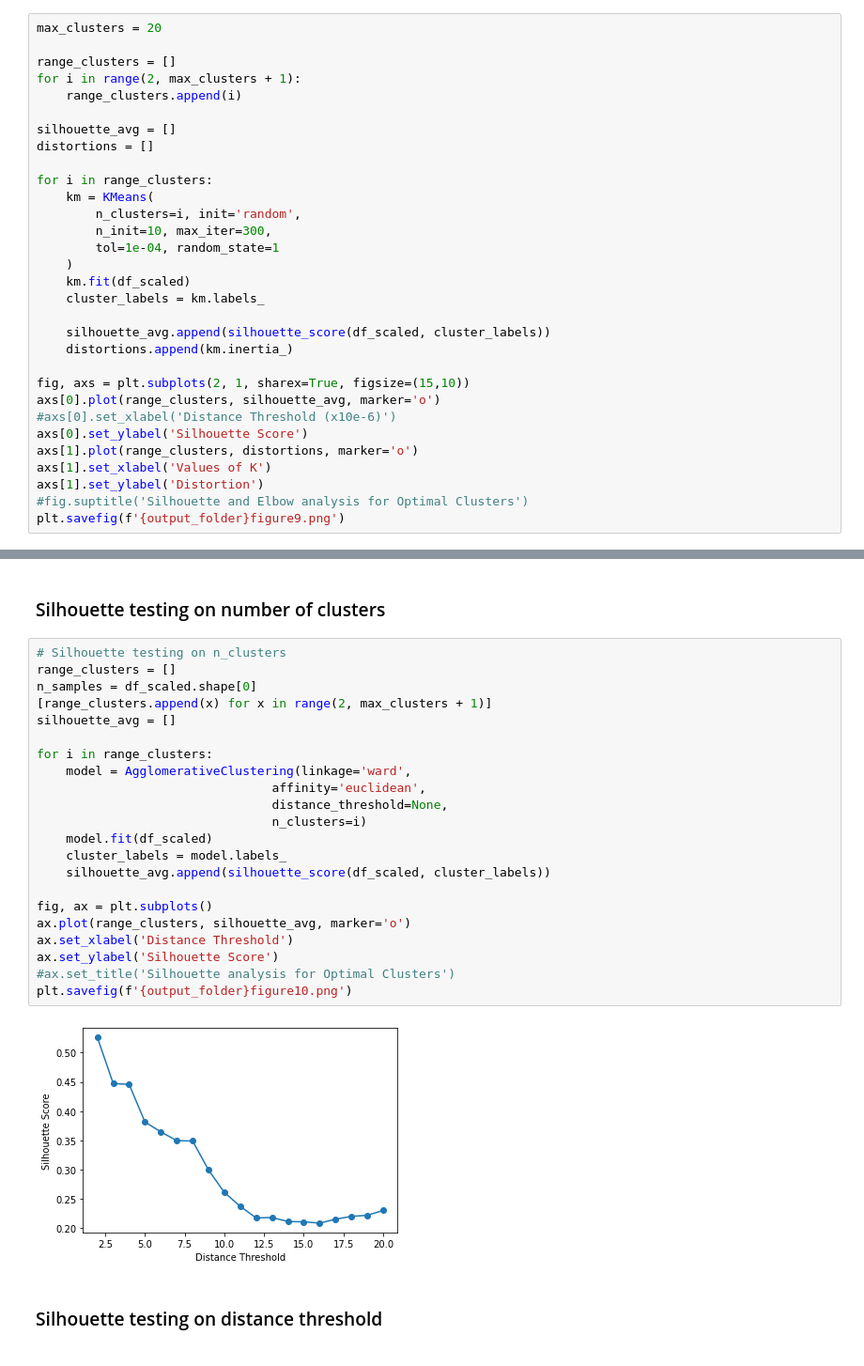
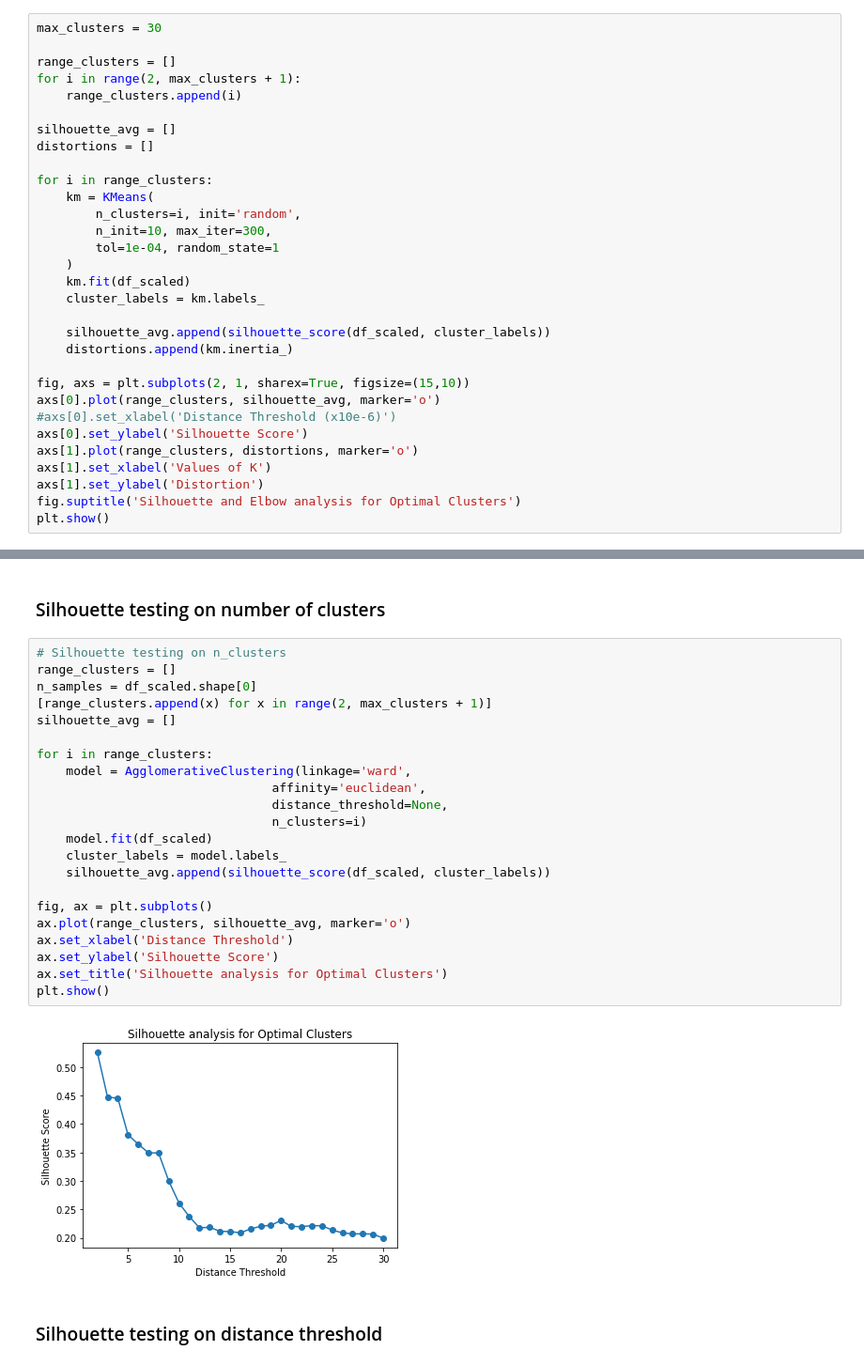
Before and after one commit to sskett/cosc301, a Jupyter notebook: clustering.ipynb, the cells around one changed output, grey strips where cells are left out. Shown at 94% size. Cells and saved outputs as stored; diff of their text form.

```diff
--- a/clustering.ipynb
+++ b/clustering.ipynb
@@ -87,7 +78,7 @@ a_axis = r'$A_{group}$ ($yd^2$)'
 # %% [markdown]
 ## K-Means
 # %%
-max_clusters = 20
+max_clusters = 30
 
 range_clusters = []
 for i in range(2, max_clusters + 1):
@@ -115,6 +106,6 @@ axs[0].set_ylabel('Silhouette Score')
 axs[1].plot(range_clusters, distortions, marker='o')
 axs[1].set_xlabel('Values of K')
 axs[1].set_ylabel('Distortion')
-#fig.suptitle('Silhouette and Elbow analysis for Optimal Clusters')
-plt.savefig(f'{output_folder}figure9.png')
+fig.suptitle('Silhouette and Elbow analysis for Optimal Clusters')
+plt.show()
 # %% [output]
@@ -141,27 +132,27 @@ df['clusters_kmeans'] = y_km
 # %%
 # Silhouette testing on n_clusters
 range_clusters = []
 n_samples = df_scaled.shape[0]
 [range_clusters.append(x) for x in range(2, max_clusters + 1)]
 silhouette_avg = []
 
 for i in range_clusters:
     model = AgglomerativeClustering(linkage='ward',
                                 affinity='euclidean',
                                 distance_threshold=None,
                                 n_clusters=i)
     model.fit(df_scaled)
     cluster_labels = model.labels_
     silhouette_avg.append(silhouette_score(df_scaled, cluster_labels))
 
 fig, ax = plt.subplots()
 ax.plot(range_clusters, silhouette_avg, marker='o')
 ax.set_xlabel('Distance Threshold')
 ax.set_ylabel('Silhouette Score')
-#ax.set_title('Silhouette analysis for Optimal Clusters')
-plt.savefig(f'{output_folder}figure10.png')
+ax.set_title('Silhouette analysis for Optimal Clusters')
+plt.show()
 # %% [output]
-[figure, old version]
+[figure, new version]
 # %% [markdown]
 ### Silhouette testing on distance threshold
 # %%
```
Also changed, not shown: parts of 20 cells of this notebook, 2 other files.
